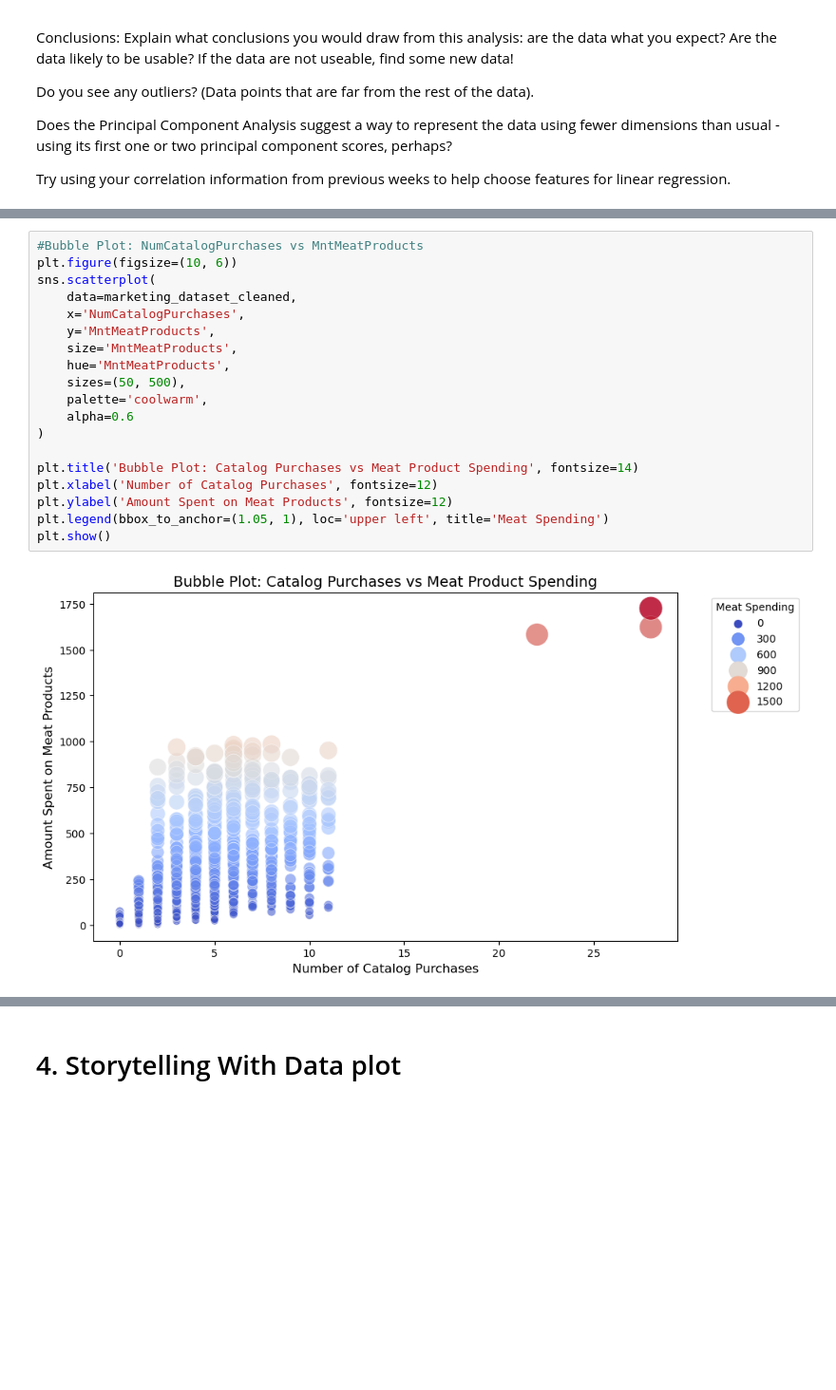
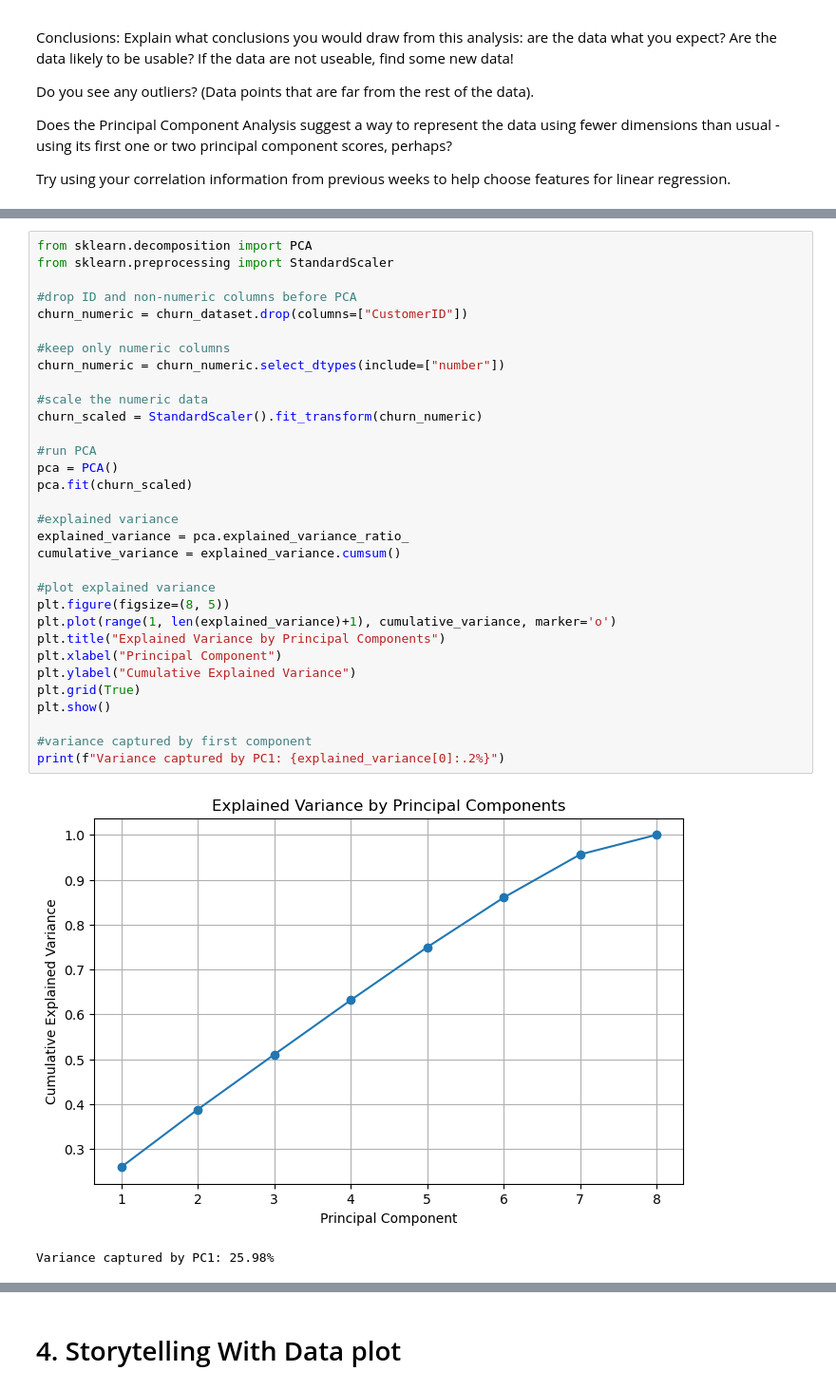
Before and after one commit to JakeOrionBU/milestone-3-hw, a Jupyter notebook: Week 9/OMDS-ModB2-Week9-Alvarez-Jake.ipynb, the cells around one changed output, grey strips where cells are left out. Shown at 95% size. Cells and saved outputs as stored; diff of their text form; blank space fills up the shorter version.

```diff
--- a/Week 9/OMDS-ModB2-Week9-Alvarez-Jake.ipynb
+++ b/Week 9/OMDS-ModB2-Week9-Alvarez-Jake.ipynb
@@ -107,22 +132,36 @@ plt.show()
 # %%
-#Bubble Plot: NumCatalogPurchases vs MntMeatProducts
-plt.figure(figsize=(10, 6))
-sns.scatterplot(
-    data=marketing_dataset_cleaned,
-    x='NumCatalogPurchases',
-    y='MntMeatProducts',
-    size='MntMeatProducts',
-    hue='MntMeatProducts',
-    sizes=(50, 500),
-    palette='coolwarm',
-    alpha=0.6
-)
+from sklearn.decomposition import PCA
+from sklearn.preprocessing import StandardScaler
 
-plt.title('Bubble Plot: Catalog Purchases vs Meat Product Spending', fontsize=14)
-plt.xlabel('Number of Catalog Purchases', fontsize=12)
-plt.ylabel('Amount Spent on Meat Products', fontsize=12)
-plt.legend(bbox_to_anchor=(1.05, 1), loc='upper left', title='Meat Spending')
+#drop ID and non-numeric columns before PCA
+churn_numeric = churn_dataset.drop(columns=["CustomerID"])
+
+#keep only numeric columns
+churn_numeric = churn_numeric.select_dtypes(include=["number"])
+
+#scale the numeric data
+churn_scaled = StandardScaler().fit_transform(churn_numeric)
+
+#run PCA
+pca = PCA()
+pca.fit(churn_scaled)
+
+#explained variance
+explained_variance = pca.explained_variance_ratio_
+cumulative_variance = explained_variance.cumsum()
+
+#plot explained variance
+plt.figure(figsize=(8, 5))
+plt.plot(range(1, len(explained_variance)+1), cumulative_variance, marker='o')
+plt.title("Explained Variance by Principal Components")
+plt.xlabel("Principal Component")
+plt.ylabel("Cumulative Explained Variance")
+plt.grid(True)
 plt.show()
+
+#variance captured by first component
+print(f"Variance captured by PC1: {explained_variance[0]:.2%}")
 # %% [output]
-[figure, old version]
+[figure, new version]
+Variance captured by PC1: 25.98%
 # %%
```
Also changed, not shown: parts of 19 cells of this notebook, 11 other files.
